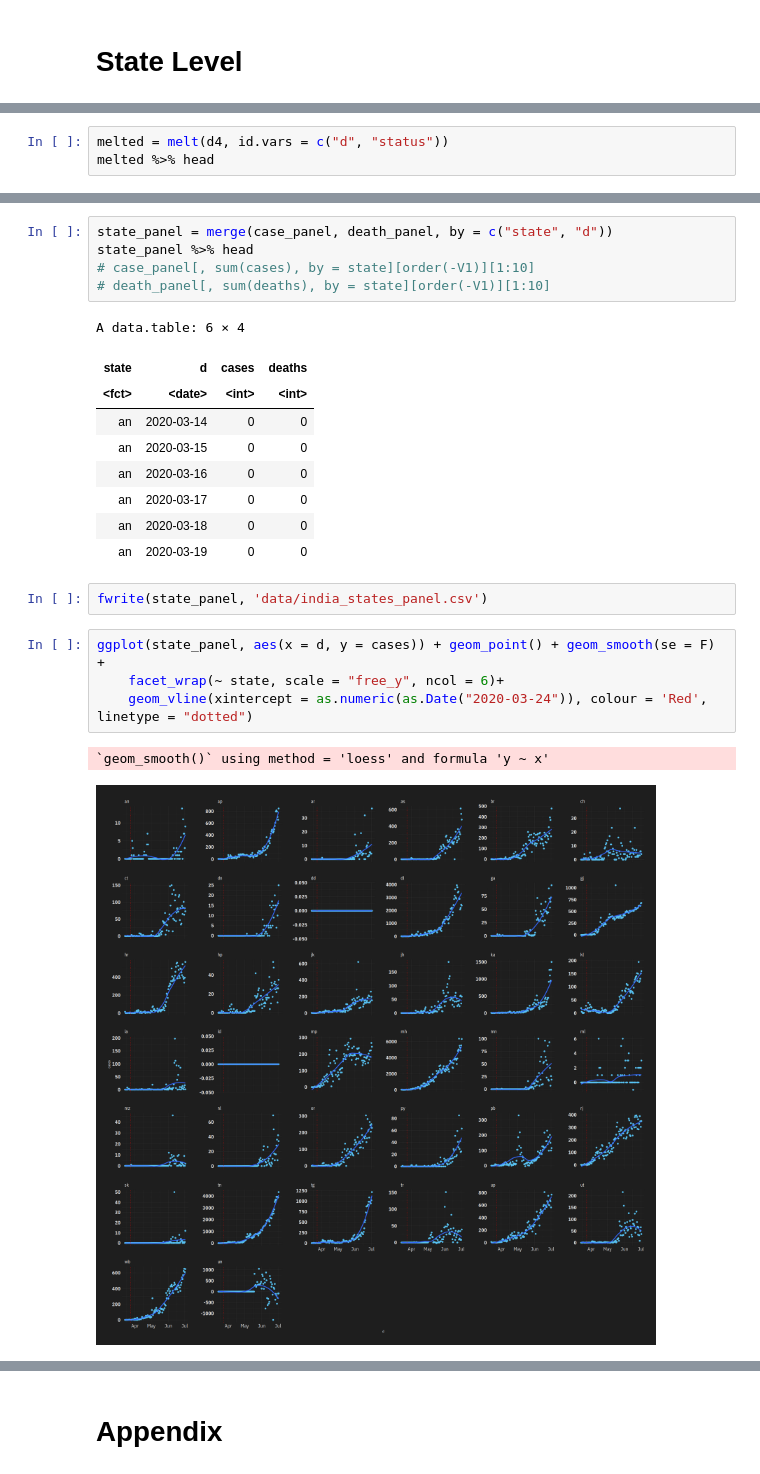
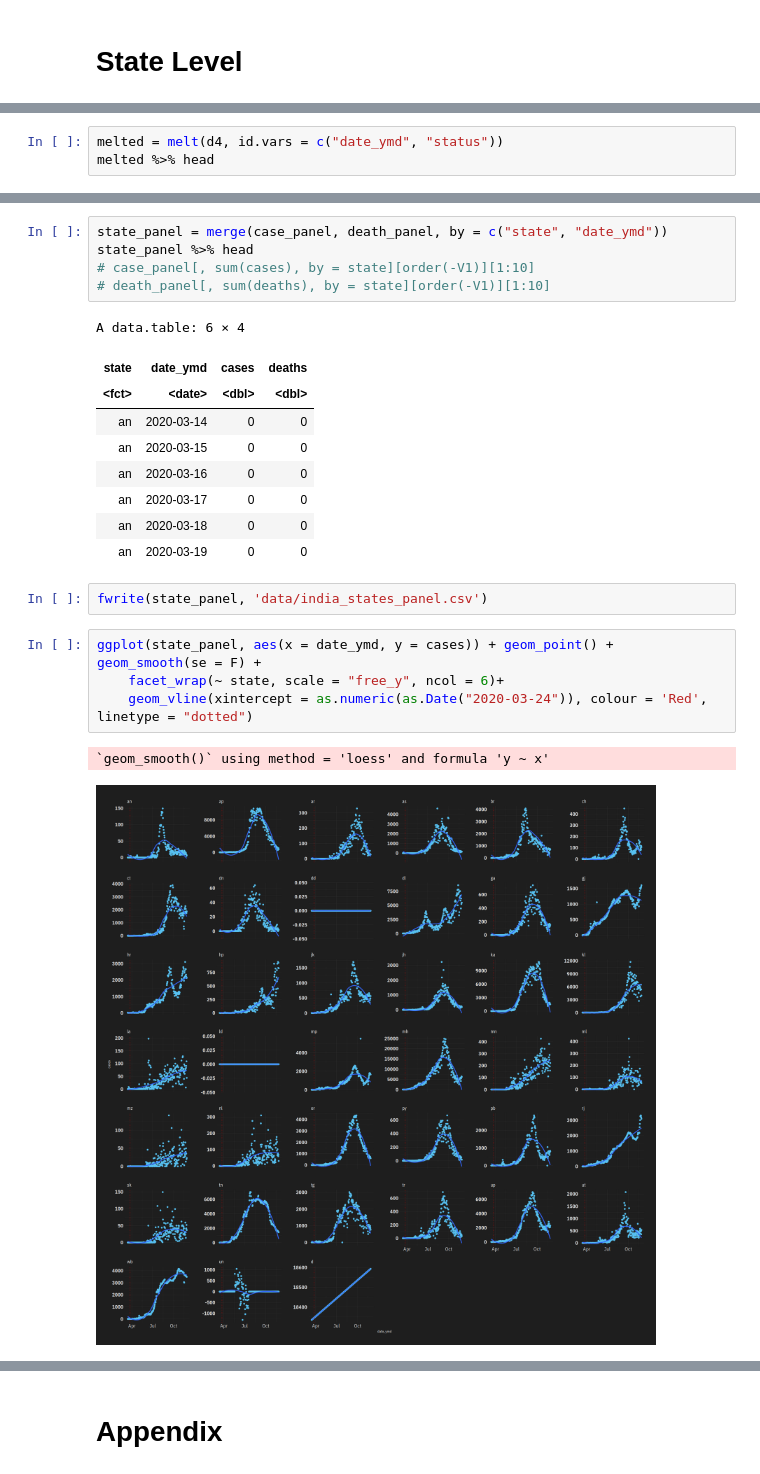
Before and after one commit to apoorvalal/covidviz, a Jupyter notebook: India_eda.ipynb, the cells around one changed output, grey strips where cells are left out. Saved outputs shown, nothing was run; the diff lists cells and outputs as text.

```diff
--- a/India_eda.ipynb
+++ b/India_eda.ipynb
@@ -246,4 +222,4 @@ $ d      <date> 2020-03-14, 2020-03-14, 2020-03-14, 2020-03-15, 2020-03-15, 2…
 # %%
-melted = melt(d4, id.vars = c("d", "status"))
+melted = melt(d4, id.vars = c("date_ymd", "status"))
 melted %>% head
 # %% [output]
@@ -277,12 +255,12 @@ $ deaths <int> 0, 0, 0, 0, 0, 0, 0, 0, 0, 0, 0, 0, 0, 0, 0, 0, 0, 0, 0, 0, 0,…
 # %%
-state_panel = merge(case_panel, death_panel, by = c("state", "d"))
+state_panel = merge(case_panel, death_panel, by = c("state", "date_ymd"))
 state_panel %>% head
 # case_panel[, sum(cases), by = state][order(-V1)][1:10]
 # death_panel[, sum(deaths), by = state][order(-V1)][1:10]
 # %% [output]
 A data.table: 6 × 4
-| state | d | cases | deaths |
-| <fct> | <date> | <int> | <int> |
+| state | date_ymd | cases | deaths |
+| <fct> | <date> | <dbl> | <dbl> |
 | an | 2020-03-14 | 0 | 0 |
 | an | 2020-03-15 | 0 | 0 |
 | an | 2020-03-16 | 0 | 0 |
@@ -292,10 +270,10 @@ A data.table: 6 × 4
 # %%
 fwrite(state_panel, 'data/india_states_panel.csv')
 # %%
-ggplot(state_panel, aes(x = d, y = cases)) + geom_point() + geom_smooth(se = F) +
+ggplot(state_panel, aes(x = date_ymd, y = cases)) + geom_point() + geom_smooth(se = F) +
     facet_wrap(~ state, scale = "free_y", ncol = 6)+
     geom_vline(xintercept = as.numeric(as.Date("2020-03-24")), colour = 'Red', linetype = "dotted")
 # %% [output]
 `geom_smooth()` using method = 'loess' and formula 'y ~ x'
-[figure, old version]
+[figure, new version]
 # %%
```
Also changed, not shown: parts of 13 cells of this notebook, 8 other files.
